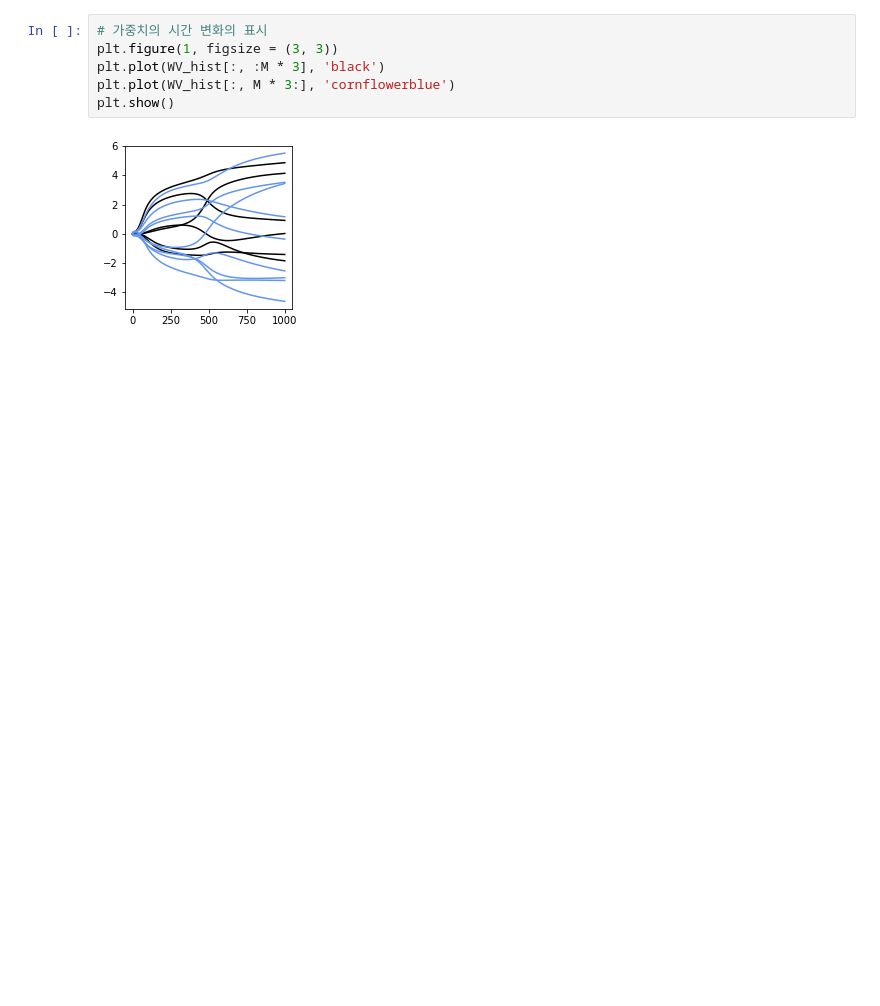
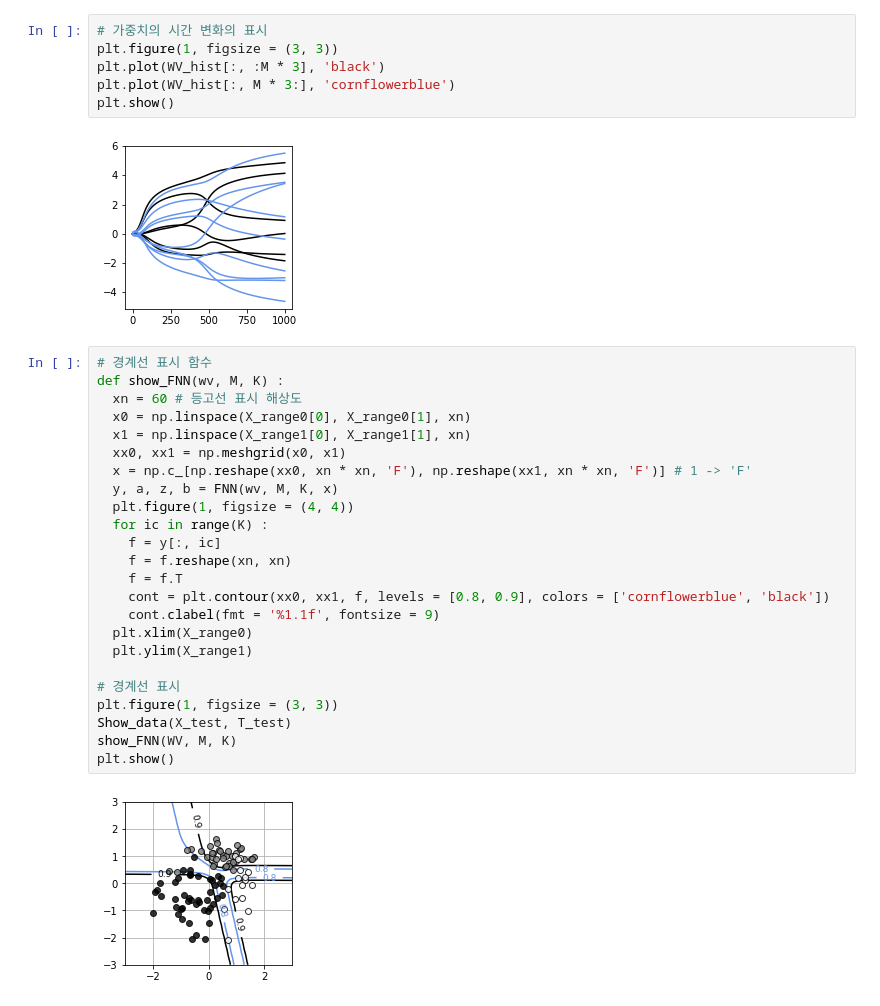
Before and after one commit to josephsh97KIM/MS_study, a Jupyter notebook: CAU_VIlab/week4_1.ipynb, the cells around one changed output. Drawn from its saved outputs; the diff is of its cells as text; blank space fills up the shorter version.

```diff
--- a/CAU_VIlab/week4_1.ipynb
+++ b/CAU_VIlab/week4_1.ipynb
@@ -244,3 +244,29 @@ plt.plot(WV_hist[:, M * 3:], 'cornflowerblue')
 plt.show()
 # %% [output]
 [figure]
+# %%
+# 경계선 표시 함수
+def show_FNN(wv, M, K) :
+  xn = 60 # 등고선 표시 해상도
+  x0 = np.linspace(X_range0[0], X_range0[1], xn)
+  x1 = np.linspace(X_range1[0], X_range1[1], xn)
+  xx0, xx1 = np.meshgrid(x0, x1)
+  x = np.c_[np.reshape(xx0, xn * xn, 'F'), np.reshape(xx1, xn * xn, 'F')] # 1 -> 'F'
+  y, a, z, b = FNN(wv, M, K, x)
+  plt.figure(1, figsize = (4, 4))
+  for ic in range(K) :
+    f = y[:, ic]
+    f = f.reshape(xn, xn)
+    f = f.T
+    cont = plt.contour(xx0, xx1, f, levels = [0.8, 0.9], colors = ['cornflowerblue', 'black'])
+    cont.clabel(fmt = '%1.1f', fontsize = 9)
+  plt.xlim(X_range0)
+  plt.ylim(X_range1)
+
+# 경계선 표시
+plt.figure(1, figsize = (3, 3))
+Show_data(X_test, T_test)
+show_FNN(WV, M, K)
+plt.show()
+# %% [output]
+[figure, added]
```
Also changed, not shown: parts of 4 cells of this notebook.
